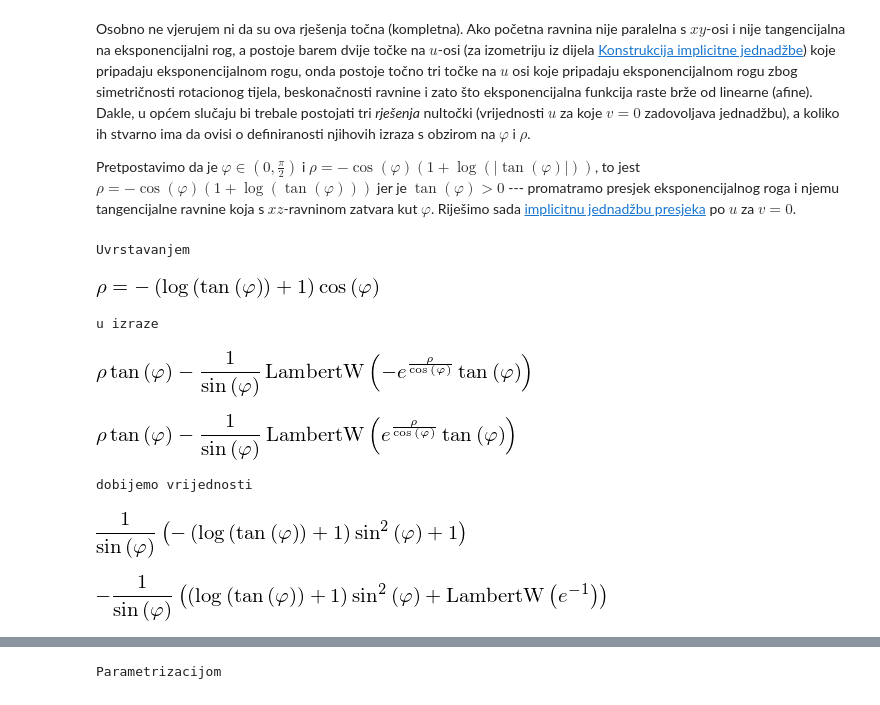
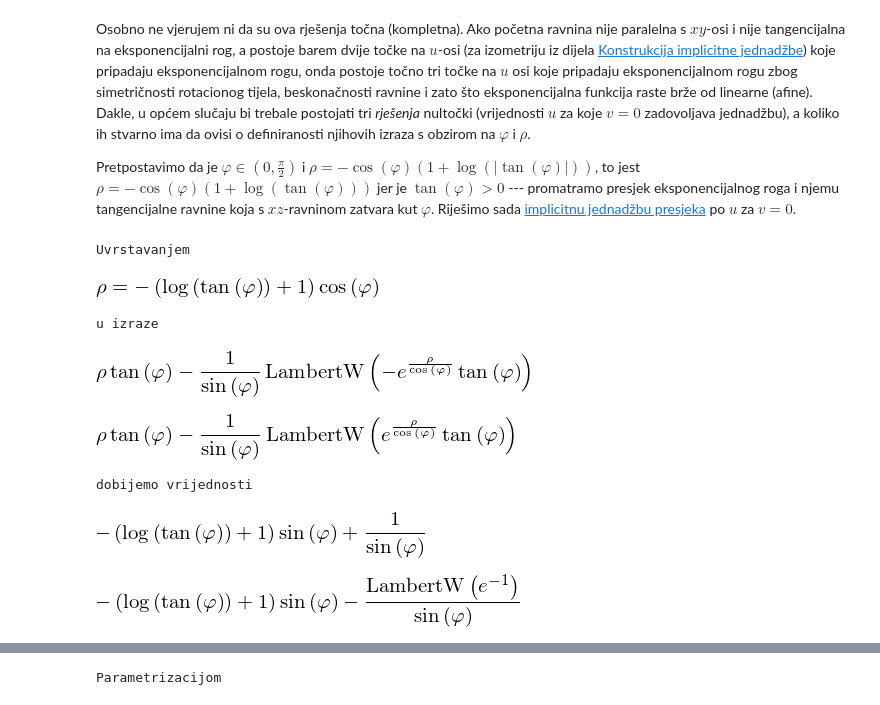
Before and after one commit to DavorPenzar/ms_zadaca1, a Jupyter notebook: zadaca1.ipynb, the cells around one changed output, grey strips where cells are left out. Drawn from its saved outputs; the diff is of its cells as text; code cells hidden in the pictures.

```diff
--- a/zadaca1.ipynb
+++ b/zadaca1.ipynb
@@ -622,37 +622,37 @@ Pretpostavimo da je $ \varphi \in \left( 0 , \frac{\pi}{2} \right) $ i $ \rho =
 ## rho = - cos(phi) (1 + log(|tan(phi)|)) i za v = 0 zadovoljava jednadzbu
 ##     (cos(phi) u - sin(phi) rho)^2 + v^2 = exp(2 (sin(phi) u + cos(phi) rho))
 
 # Parametri phi, rho
 phi = sym.Symbol(r"\varphi", reals = True)
 rho = sym.Symbol(r"\rho", reals = True)
 
 # Vrijednosti u koje za v = 0 zadovoljavaju jednadzbu
 # (cos(phi) u - sin(phi) rho)^2 + v^2 = exp(2 (sin(phi) u + cos(phi) rho))
 nult1 = (-(sym.sin(phi) ** -1) *
          sym.LambertW(-sym.tan(phi) * sym.exp(sym.cos(phi) ** -1 * rho)) +
          sym.tan(phi) * rho)
 nult2 = (-(sym.sin(phi) ** -1) *
          sym.LambertW(sym.tan(phi) * sym.exp(sym.cos(phi) ** -1 * rho)) +
          sym.tan(phi) * rho)
 
 # Supstitucija rho = - cos(phi) (1 + log(|tan(phi)|)) u izraze nult1 i nult2
 print('Uvrstavanjem')
 display(sym.Eq(rho, -sym.cos(phi) * (1 + sym.log(sym.tan(phi))),
                evaluate = False))
 print('u izraze')
 display(nult1, nult2)
 print('dobijemo vrijednosti')
-display(sym.simplify(nult1.subs(rho, -sym.cos(phi) * (1 + sym.log(sym.tan(phi))))),
-        sym.simplify(nult2.subs(rho, -sym.cos(phi) * (1 + sym.log(sym.tan(phi))))))
+display(sym.trigsimp(nult1.subs(rho, -sym.cos(phi) * (1 + sym.log(sym.tan(phi))))),
+        sym.trigsimp(nult2.subs(rho, -sym.cos(phi) * (1 + sym.log(sym.tan(phi))))))
 # %% [output]
 Uvrstavanjem
 [figure]
 u izraze
 [figure]
 [figure]
 dobijemo vrijednosti
-[figure, old version]
+[figure, new version]
-[figure, old version]
+[figure, new version]
 # %% [markdown]
 Pokušajmo sada pronaći polarnu parametrizaciju varijabli $ u , v $ za [implicitnu jednadžbu presjeka](#jednadzba). Ako pretpostavimo da postoji neprekidna funkcija $ r \colon \left[ 0 , 2 \pi \right] \to \mathbb{R} $ takva da vrijedi $ r \left( 0 \right) = r \left( 2 \pi \right) $, ali da za svaki $ x_{1} \in \left( 0 , 2 \pi \right) $ i za svaki $ x_{2} \in \left[ 0 , 2 \pi \right] $ vrijedi $ \left( r \left( x_{1} \right) \cos \left( x_{1} \right) , r \left( x_{1} \right) \sin \left( x_{1} \right) \right) \neq \left( r \left( x_{2} \right) \cos \left( x_{2} \right) , r \left( x_{2} \right) \sin \left( x_{2} \right) \right) $ ako vrijedi $ x_{1} \neq x_{2} $, i takva da za svaki $ \vartheta \in \left[ 0 , 2 \pi \right) $ vrijedi $ \left( \cos \left( \varphi \right) \cos \left( \vartheta \right) r \left( \vartheta \right) - \sin \left( \varphi \right) \rho \right)^{2} + \left( \sin \left( \vartheta \right) r \left( \vartheta \right) \right)^{2} = \exp \left( 2 \left( \sin \left( \varphi \right) \cos \left( \vartheta \right) r \left( \vartheta \right) + \cos \left( \varphi \right) \rho \right) \right) $, SymPy ponovo _ne će znati_ izračunati vrijednost $ r \left( \vartheta \right) $ za proizvoljni $ \vartheta \in \left[ 0 , 2 \pi \right) $.
 # %%
```
Also changed, not shown: parts of 3 cells of this notebook.
